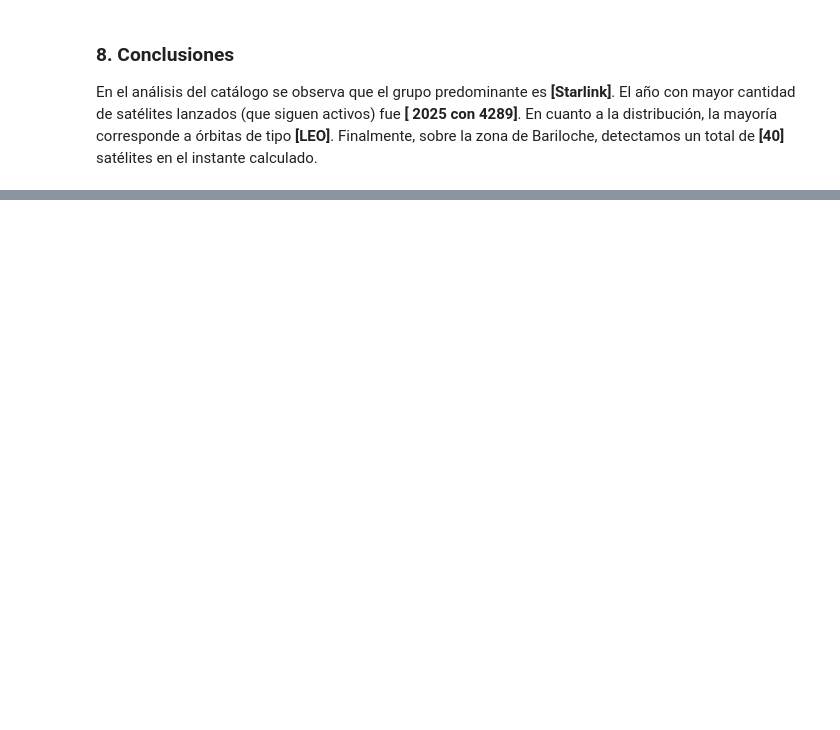
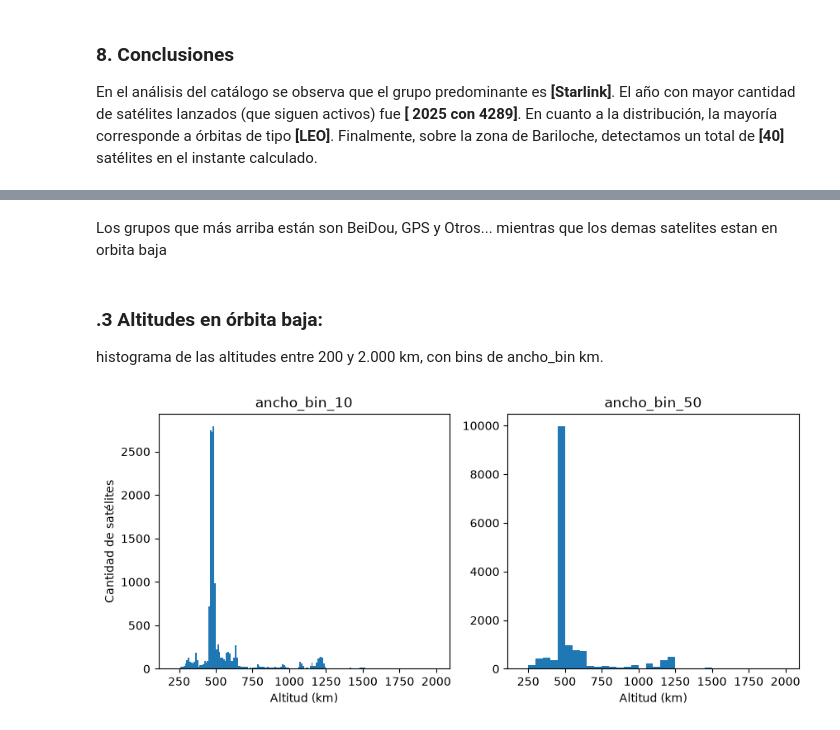
Before and after one commit to MaximoH221/Proyesat, a Jupyter notebook: informe.ipynb, the cells around one changed output, grey strips where cells are left out. Drawn from its saved outputs; the diff is of its cells as text; code cells hidden in the pictures; blank space fills up the shorter version.

```diff
--- a/informe.ipynb
+++ b/informe.ipynb
@@ -170,0 +202,32 @@ En el análisis del catálogo se observa que el grupo predominante es **[Starlin
+# %% [markdown]
+Los grupos que más arriba están son BeiDou, GPS y Otros...
+mientras que los demas satelites estan en orbita baja
+# %% [markdown]
+### .3 Altitudes en órbita baja:
+histograma de las altitudes entre 200 y 2.000 km, con bins de ancho_bin km.
+# %%
+import numpy as np
+# Pista: np.logspace y plt.xscale("log").
+
+mi_lista = []
+for satelite in orbitando:
+    if 2000 >= satelite.altitud_km >= 200:
+        mi_lista.append(satelite.altitud_km)
+
+bins_10 = np.arange(200, 2000 + 10, 10)
+bins_50 = np.arange(200, 2000 + 50, 50)
+
+fig, (ax1, ax2) = plt.subplots(1, 2, figsize=(10, 4))  # dos Axes, uno al lado del otro
+ax1.set_xlabel("Altitud (km)")
+ax1.set_ylabel("Cantidad de satélites")
+
+ax1.hist(mi_lista, bins_10)
+ax1.set_title("ancho_bin_10")
+
+ax2.hist(mi_lista,  bins_50)
+ax2.set_title("ancho_bin_50")
+ax2.set_xlabel("Altitud (km)")
+
+plt.show()
+# %% [output]
+[figure, added]
```
Also changed, not shown: parts of 12 cells of this notebook.
